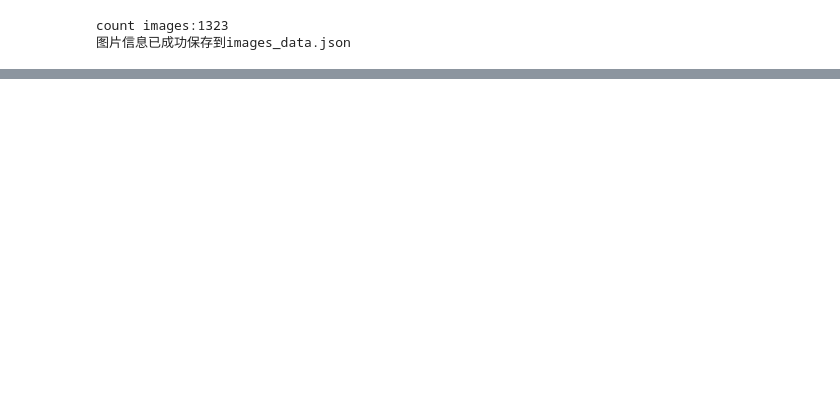
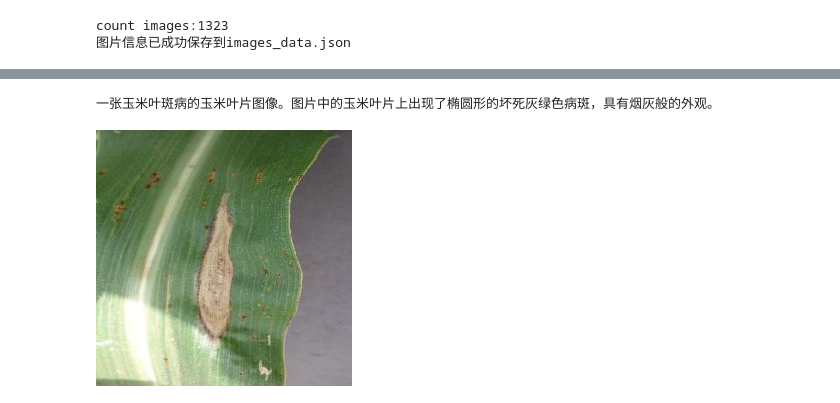
Before and after one commit to REXWindW/AgriVLM_RAG, a Jupyter notebook: make_dataset/get_label.ipynb, the cells around one changed output, grey strips where cells are left out. Cells and saved outputs as stored; diff of their text form; code cells hidden in the pictures; blank space fills up the shorter version.

```diff
--- a/make_dataset/get_label.ipynb
+++ b/make_dataset/get_label.ipynb
@@ -61,0 +116,7 @@ count images:1323
+# %%
+img_path = "/root/workspace/PlantVillage_Corn/Corn_(maize)___Northern_Leaf_Blight/00a55069-3fa3-405b-8d87-4d3408a6ed98___RS_NLB 3645.JPG"
+idx = 3
+example(idx,img_path)
+# %% [output]
+一张玉米叶斑病的玉米叶片图像。图片中的玉米叶片上出现了椭圆形的坏死灰绿色病斑，具有烟灰般的外观。
+[figure, added]
```
Also changed, not shown: parts of 7 cells of this notebook, 2 other files.
